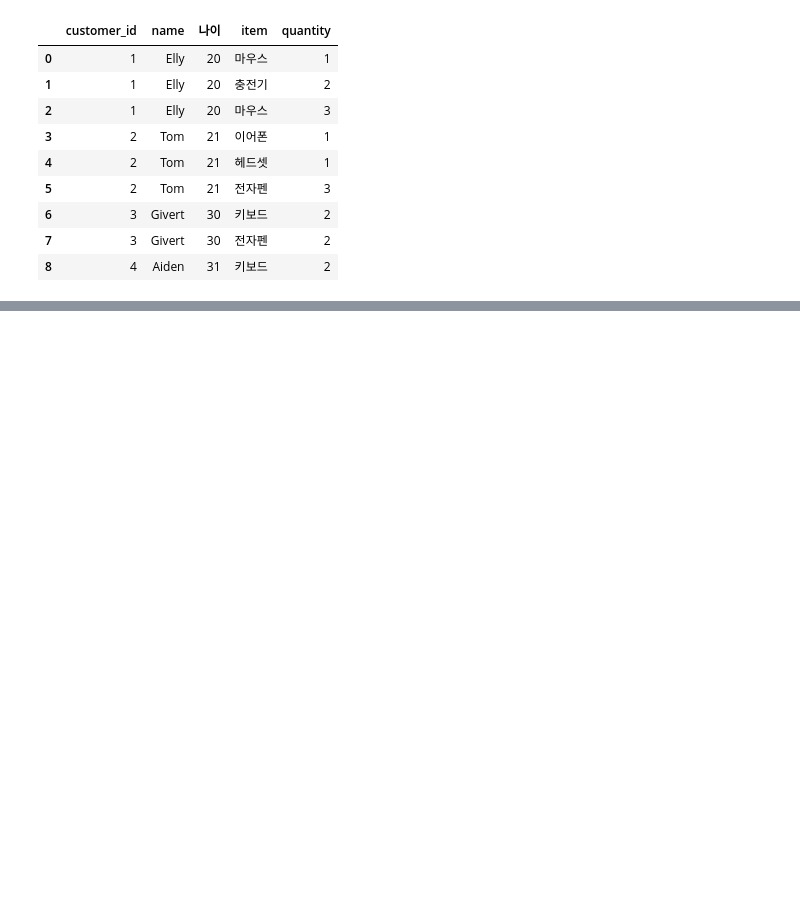
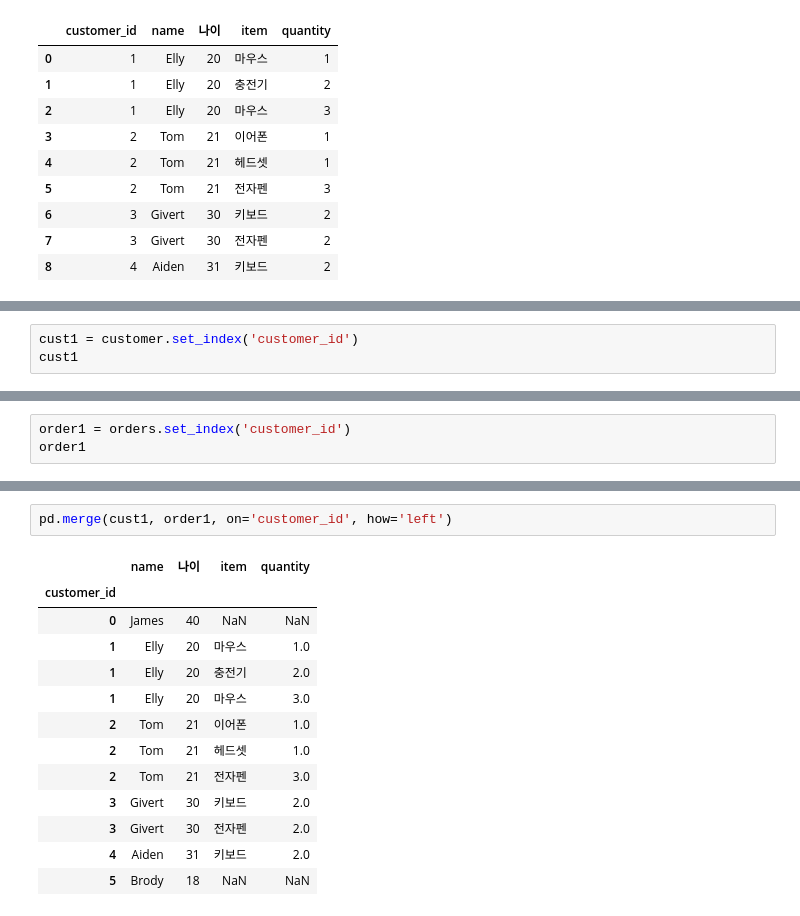
Before and after one commit to rintle/AICE, a Jupyter notebook: Chap4.ipynb, the cells around one changed output, grey strips where cells are left out. Saved outputs shown, nothing was run; the diff lists cells and outputs as text; blank space fills up the shorter version.

```diff
--- a/Chap4.ipynb
+++ b/Chap4.ipynb
@@ -866,0 +935,3 @@ pd.merge(customer,orders, on='customer_id')
+# %%
+cust1 = customer.set_index('customer_id')
+cust1
@@ -866,0 +961,3 @@ pd.merge(customer,orders, on='customer_id')
+# %%
+order1 = orders.set_index('customer_id')
+order1
@@ -866,0 +1017,16 @@ pd.merge(customer,orders, on='customer_id')
+# %%
+pd.merge(cust1, order1, on='customer_id', how='left')
+# %% [output]
+|  | name | 나이 | item | quantity |
+| customer_id |  |  |  |  |
+| 0 | James | 40 | NaN | NaN |
+| 1 | Elly | 20 | 마우스 | 1.0 |
+| 1 | Elly | 20 | 충전기 | 2.0 |
+| 1 | Elly | 20 | 마우스 | 3.0 |
+| 2 | Tom | 21 | 이어폰 | 1.0 |
+| 2 | Tom | 21 | 헤드셋 | 1.0 |
+| 2 | Tom | 21 | 전자펜 | 3.0 |
+| 3 | Givert | 30 | 키보드 | 2.0 |
+| 3 | Givert | 30 | 전자펜 | 2.0 |
+| 4 | Aiden | 31 | 키보드 | 2.0 |
+| 5 | Brody | 18 | NaN | NaN |
```
Also changed, not shown: parts of 17 cells of this notebook, 1 other file.
